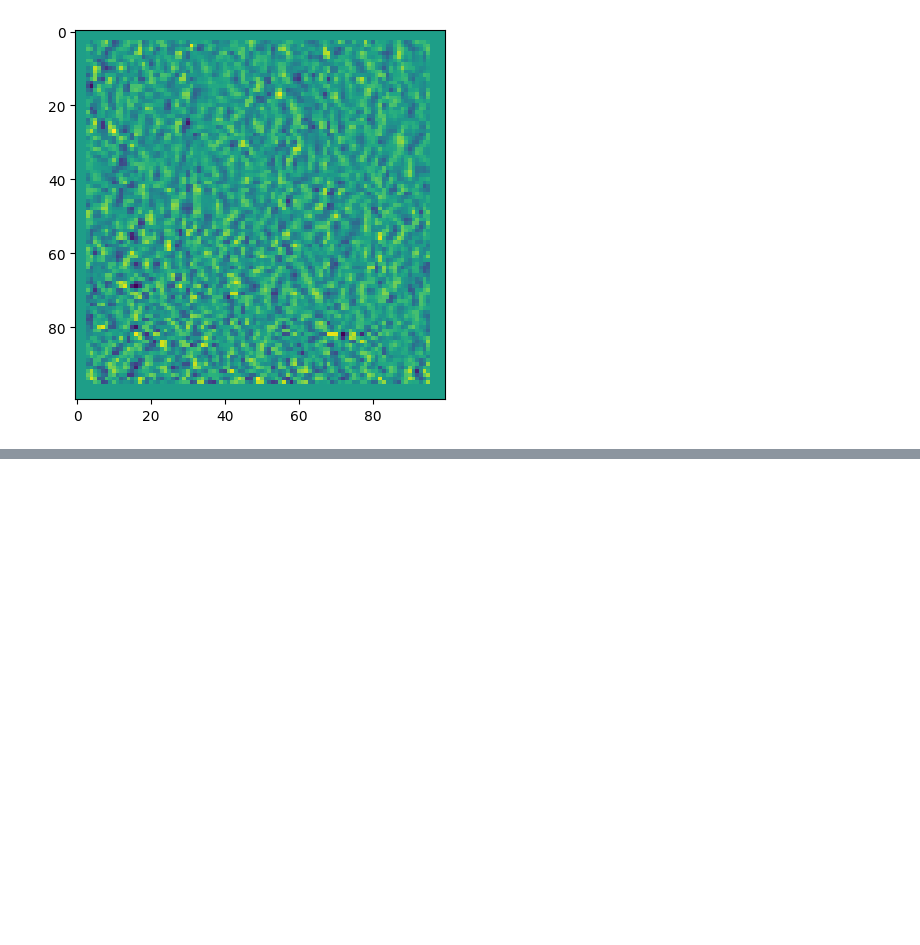
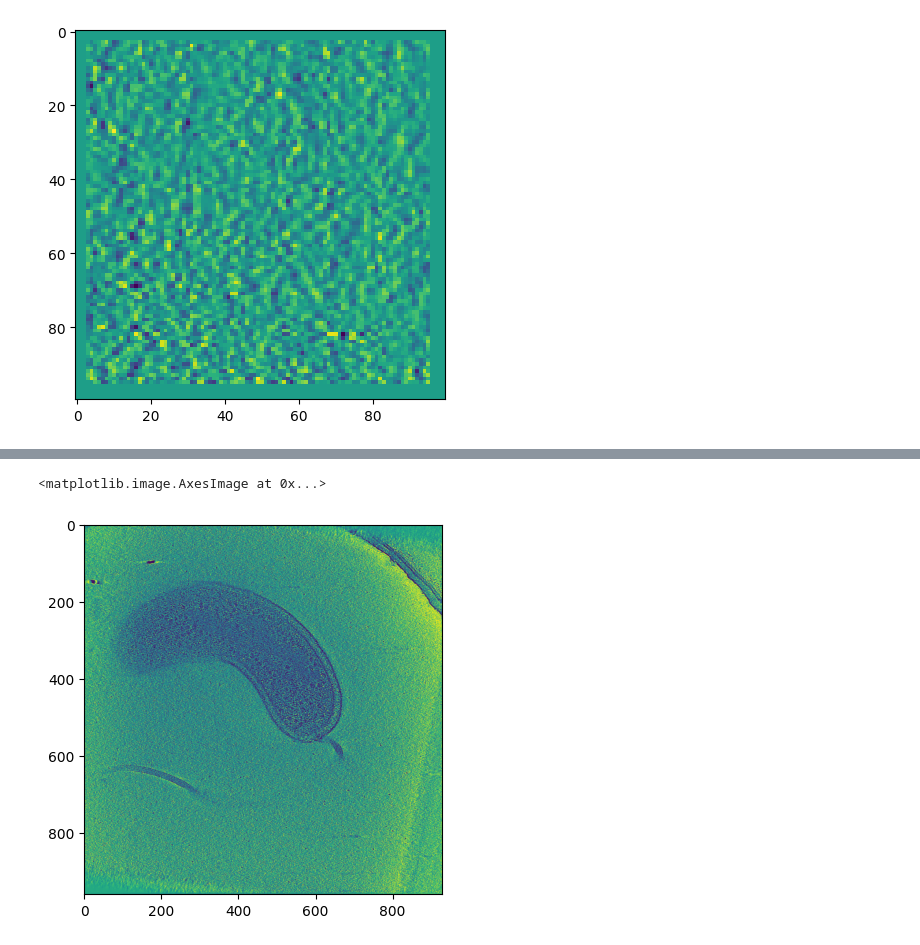
Before and after one commit to hmhornung/BYU-Locating-Bacterial-Flagellar-Motors, a Jupyter notebook: preprocess/dataloader.ipynb, the cells around one changed output, grey strips where cells are left out. Cells and saved outputs as stored; diff of their text form; code cells hidden in the pictures; blank space fills up the shorter version.

```diff
--- a/preprocess/dataloader.ipynb
+++ b/preprocess/dataloader.ipynb
@@ -130,0 +146,5 @@ torch.Size([1, 100, 100, 100])
+# %%
+plt.imshow(src[169,:,:], cmap='viridis')
+# %% [output]
+<matplotlib.image.AxesImage at 0x...>
+[figure, added]
```
Also changed, not shown: parts of 3 cells of this notebook, 2 other files.
